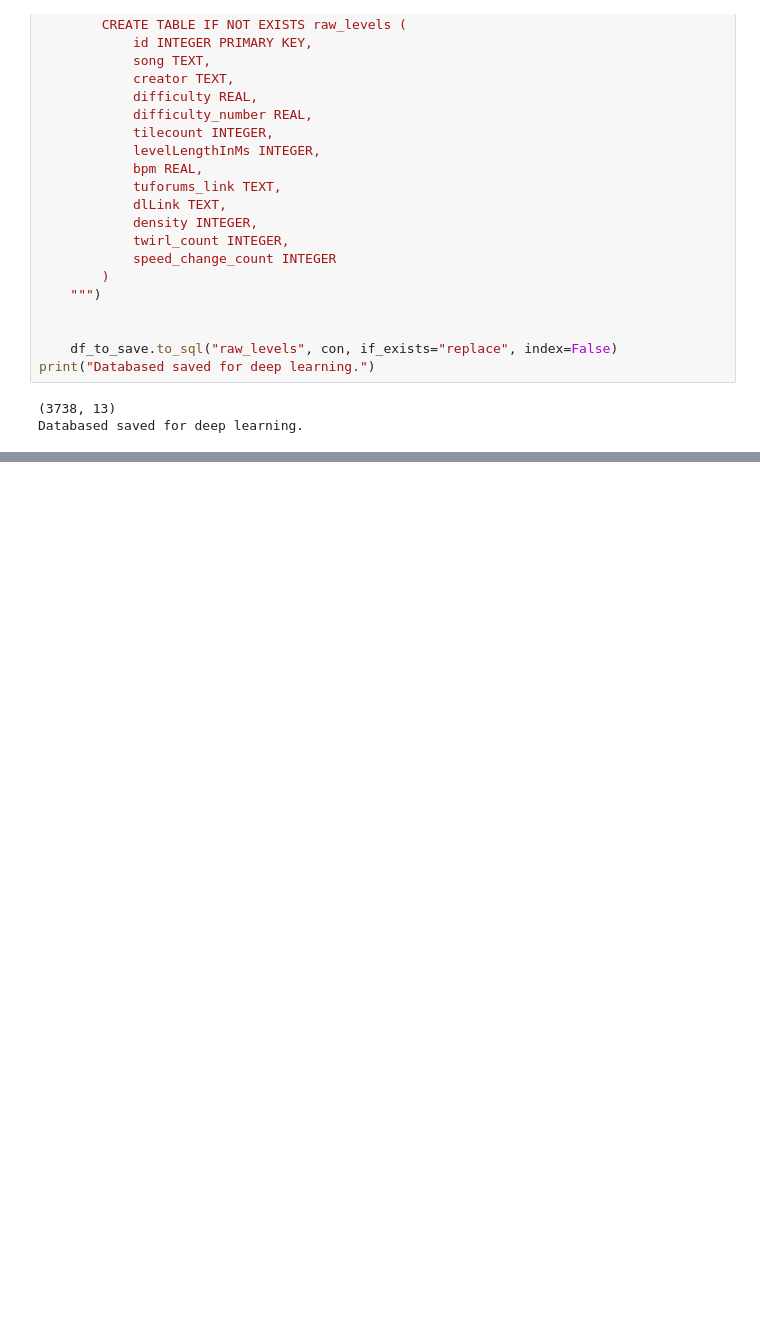
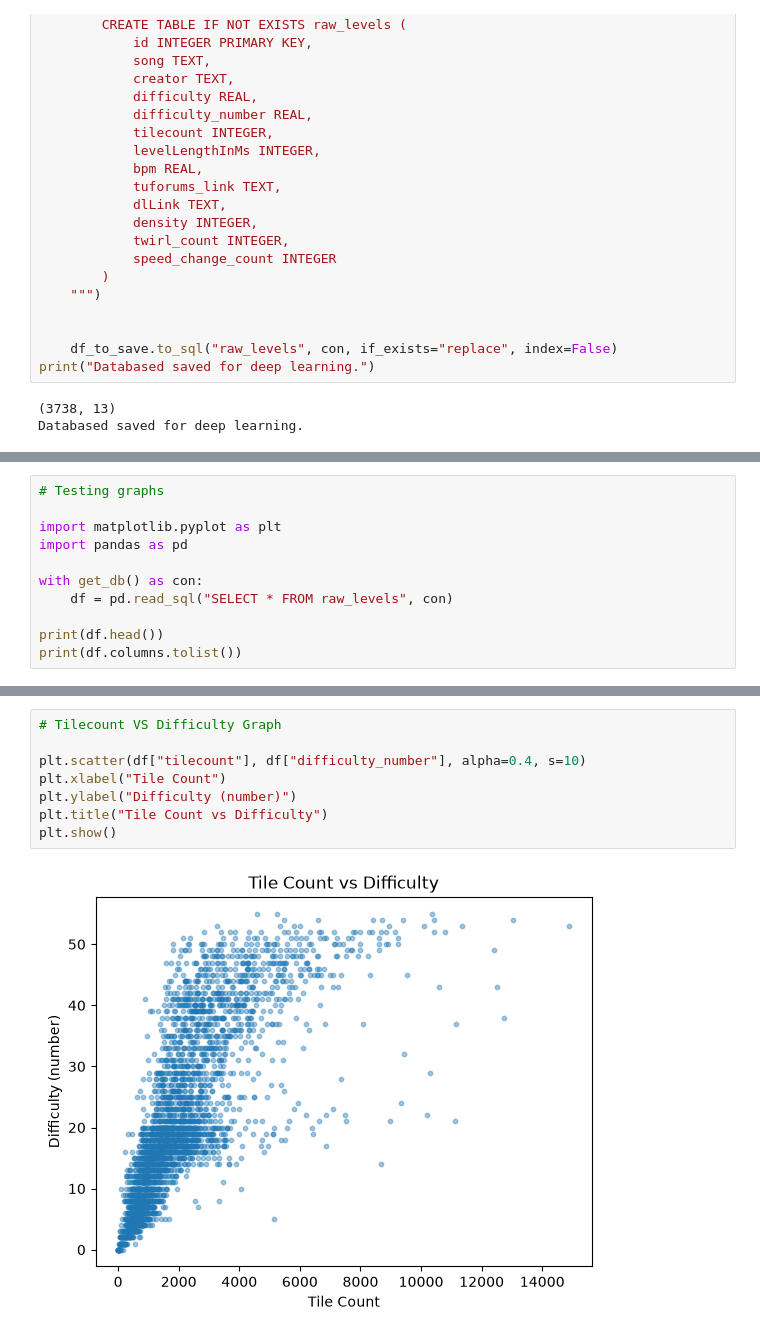
Before and after one commit to hasungkr/tufrater, a Jupyter notebook: app.ipynb, the cells around one changed output, grey strips where cells are left out. Cells and saved outputs as stored; diff of their text form; blank space fills up the shorter version.

Commit message:
add scatter plots for feature analysis
- Tile count vs difficulty
- Density vs difficulty
- BPM vs difficulty
- Twirl count vs difficulty
- Speed change count vs difficulty

```diff
--- a/app.ipynb
+++ b/app.ipynb
@@ -246,0 +242,11 @@ print(os.path.getsize("levels.db") / 1024, "KB")
+# %%
+# Testing graphs
+
+import matplotlib.pyplot as plt
+import pandas as pd
+
+with get_db() as con:
+    df = pd.read_sql("SELECT * FROM raw_levels", con)
+
+print(df.head())
+print(df.columns.tolist())
@@ -246,0 +271,10 @@ print(os.path.getsize("levels.db") / 1024, "KB")
+# %%
+# Tilecount VS Difficulty Graph
+
+plt.scatter(df["tilecount"], df["difficulty_number"], alpha=0.4, s=10)
+plt.xlabel("Tile Count")
+plt.ylabel("Difficulty (number)")
+plt.title("Tile Count vs Difficulty")
+plt.show()
+# %% [output]
+[figure, added]
```
Also changed, not shown: parts of 8 cells of this notebook.
